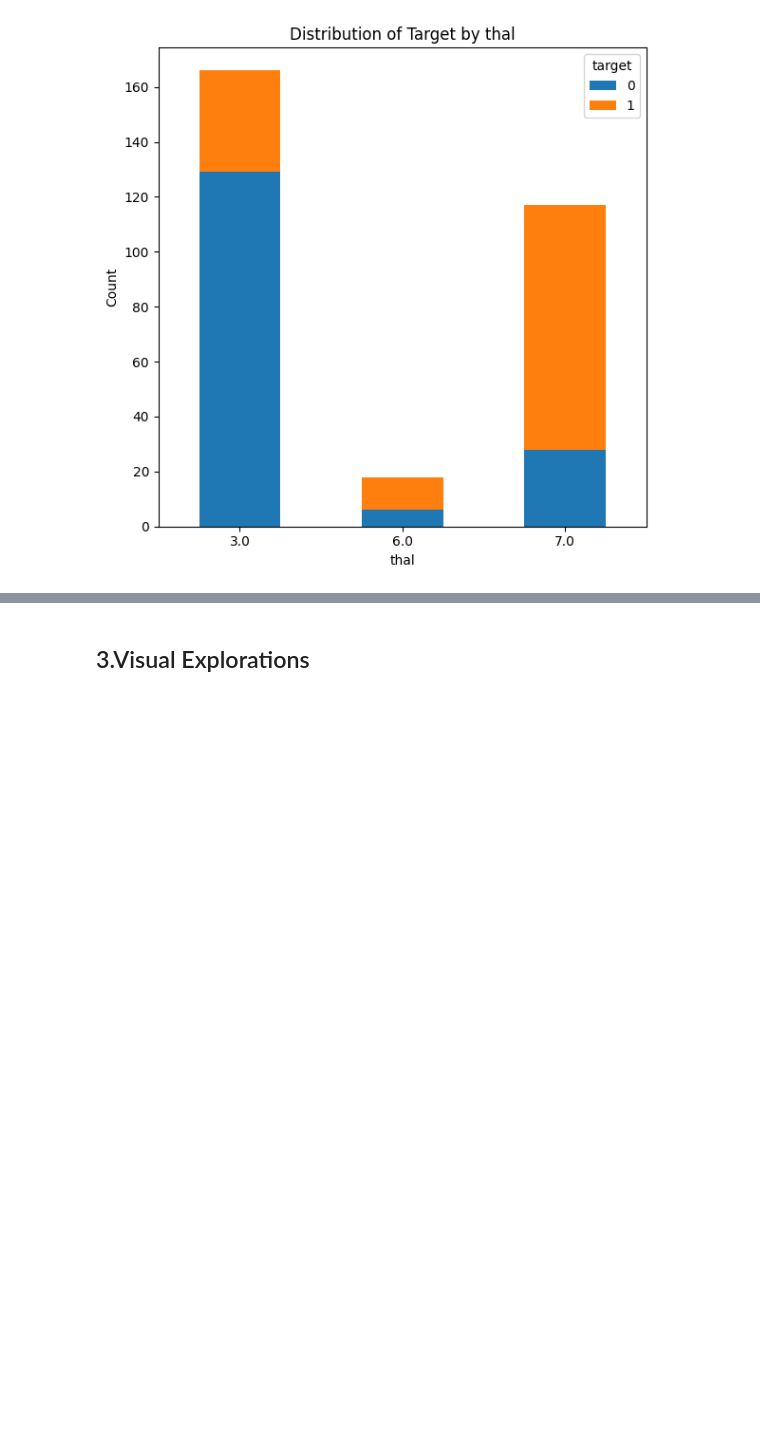
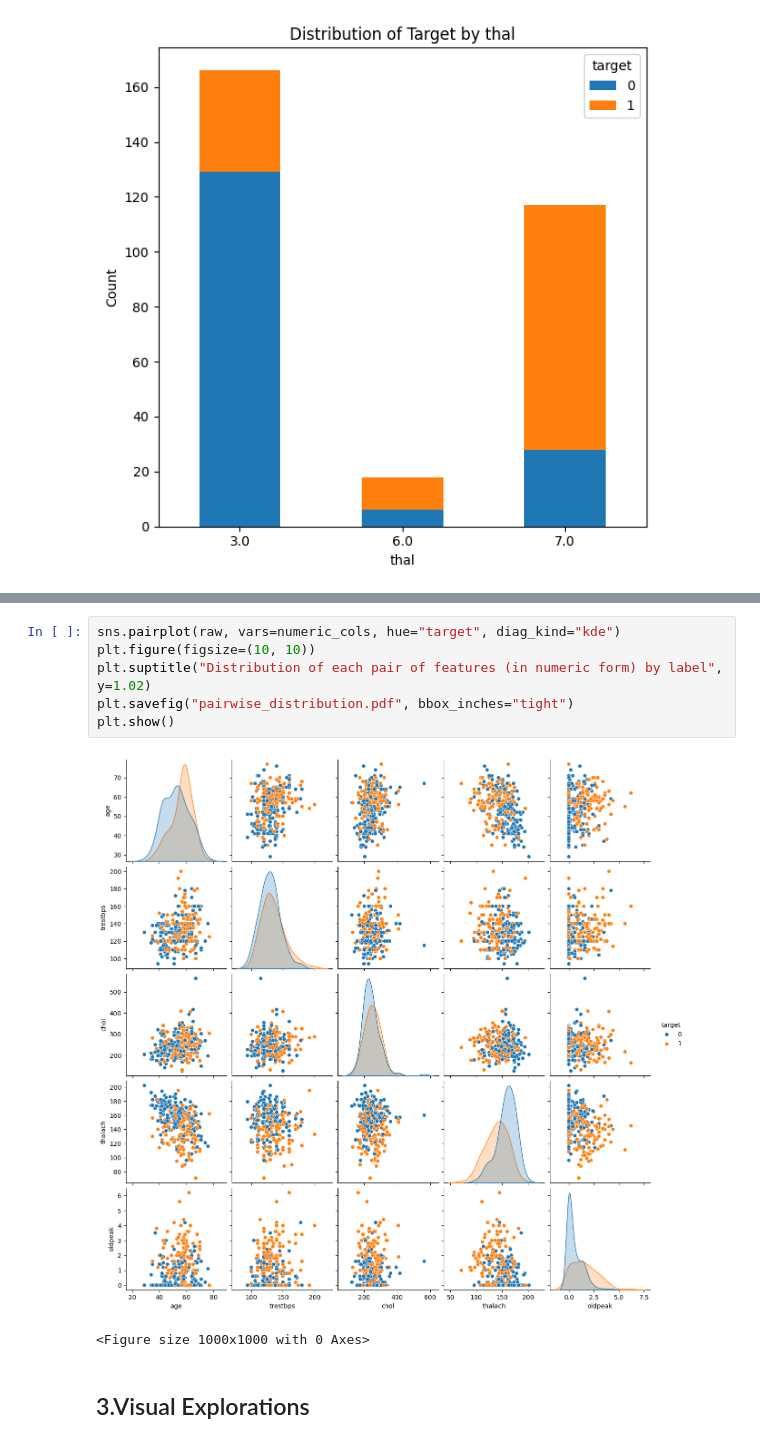
Before and after one commit to mylethidiem/data-science-artificial-intelligence-projects, a Jupyter notebook: Heart-Disease-Diagnosis/notebooks/Feature_Engineering.ipynb, the cells around one changed output, grey strips where cells are left out. Cells and saved outputs as stored; diff of their text form; blank space fills up the shorter version.

```diff
--- a/Heart-Disease-Diagnosis/notebooks/Feature_Engineering.ipynb
+++ b/Heart-Disease-Diagnosis/notebooks/Feature_Engineering.ipynb
@@ -143,3 +153,12 @@ for col in categorical_cols:
+# %%
+sns.pairplot(raw, vars=numeric_cols, hue="target", diag_kind="kde")
+plt.figure(figsize=(10, 10))
+plt.suptitle("Distribution of each pair of features (in numeric form) by label", y=1.02)
+plt.savefig("pairwise_distribution.pdf", bbox_inches="tight")
+plt.show()
+# %% [output]
+[figure, added]
+<Figure size 1000x1000 with 0 Axes>
 # %% [markdown]
 ## 3.Visual Explorations
 # %%
```
Also changed, not shown: parts of 19 cells of this notebook.
